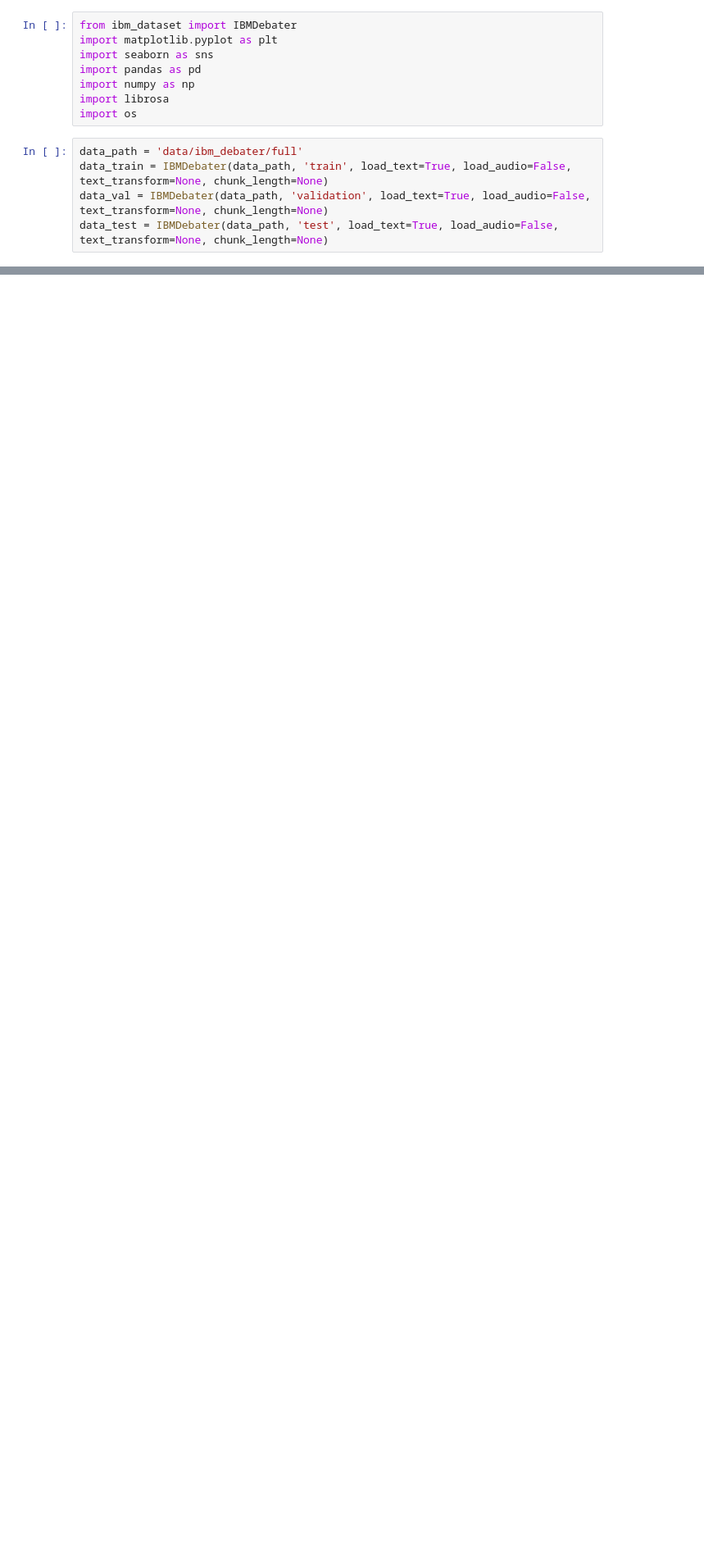
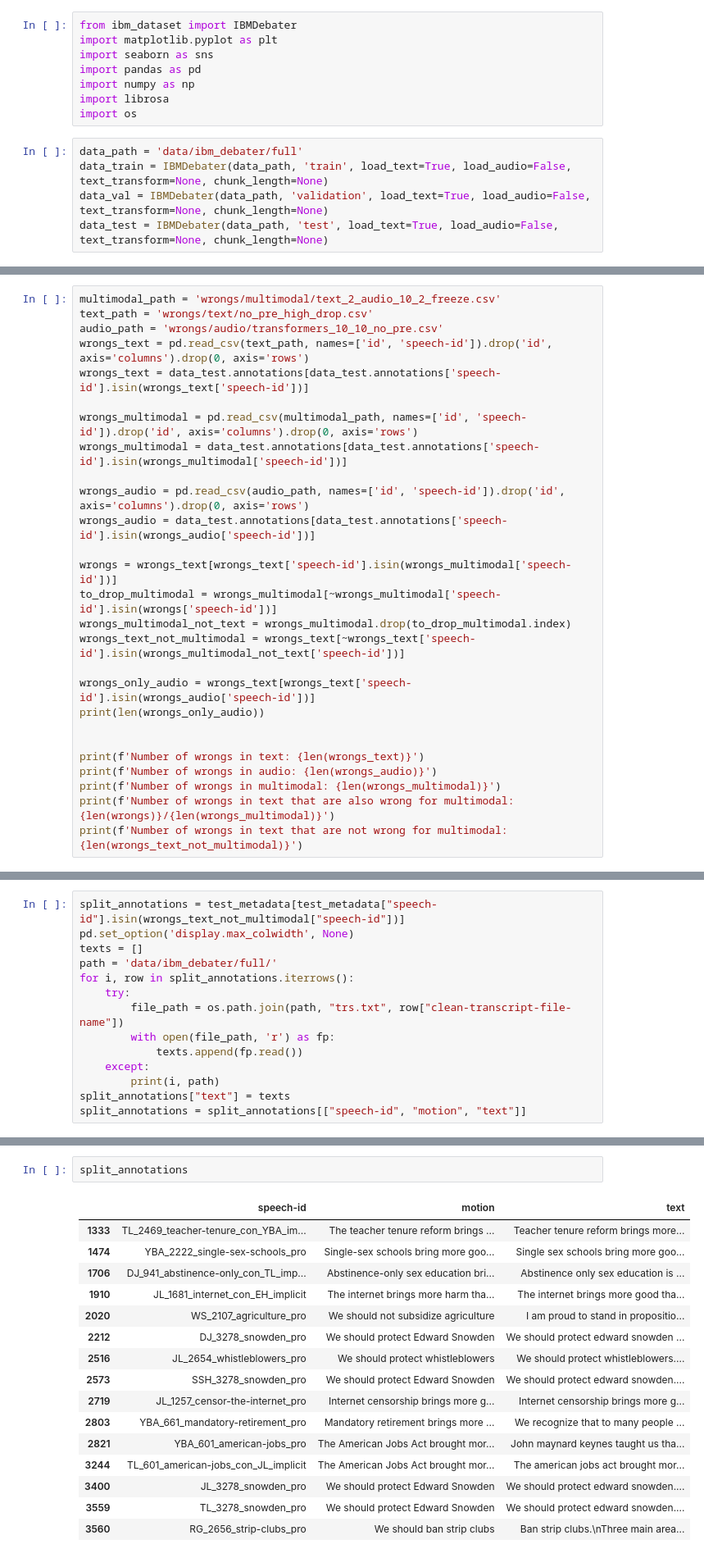
Before and after one commit to NLP-Team-Unibo/stance-prediction, a Jupyter notebook: data_analysis.ipynb, the cells around one changed output, grey strips where cells are left out. Shown: that part at 82% size. Drawn from its saved outputs; the diff is of its cells as text; blank space fills up the shorter version.

```diff
--- a/data_analysis.ipynb
+++ b/data_analysis.ipynb
@@ -120,0 +146,27 @@ plt.show()
+# %%
+multimodal_path = 'wrongs/multimodal/text_2_audio_10_2_freeze.csv'
+text_path = 'wrongs/text/no_pre_high_drop.csv'
+audio_path = 'wrongs/audio/transformers_10_10_no_pre.csv'
+wrongs_text = pd.read_csv(text_path, names=['id', 'speech-id']).drop('id', axis='columns').drop(0, axis='rows')
+wrongs_text = data_test.annotations[data_test.annotations['speech-id'].isin(wrongs_text['speech-id'])]
+
+wrongs_multimodal = pd.read_csv(multimodal_path, names=['id', 'speech-id']).drop('id', axis='columns').drop(0, axis='rows')
+wrongs_multimodal = data_test.annotations[data_test.annotations['speech-id'].isin(wrongs_multimodal['speech-id'])]
+
+wrongs_audio = pd.read_csv(audio_path, names=['id', 'speech-id']).drop('id', axis='columns').drop(0, axis='rows')
+wrongs_audio = data_test.annotations[data_test.annotations['speech-id'].isin(wrongs_audio['speech-id'])]
+
+wrongs = wrongs_text[wrongs_text['speech-id'].isin(wrongs_multimodal['speech-id'])]
+to_drop_multimodal = wrongs_multimodal[~wrongs_multimodal['speech-id'].isin(wrongs['speech-id'])]
+wrongs_multimodal_not_text = wrongs_multimodal.drop(to_drop_multimodal.index)
+wrongs_text_not_multimodal = wrongs_text[~wrongs_text['speech-id'].isin(wrongs_multimodal_not_text['speech-id'])]
+
+wrongs_only_audio = wrongs_text[wrongs_text['speech-id'].isin(wrongs_audio['speech-id'])]
+print(len(wrongs_only_audio))
+
+
+print(f'Number of wrongs in text: {len(wrongs_text)}')
+print(f'Number of wrongs in audio: {len(wrongs_audio)}')
+print(f'Number of wrongs in multimodal: {len(wrongs_multimodal)}')
+print(f'Number of wrongs in text that are also wrong for multimodal: {len(wrongs)}/{len(wrongs_multimodal)}')
+print(f'Number of wrongs in text that are not wrong for multimodal: {len(wrongs_text_not_multimodal)}')
@@ -120,0 +180,14 @@ plt.show()
+# %%
+split_annotations = test_metadata[test_metadata["speech-id"].isin(wrongs_text_not_multimodal["speech-id"])]
+pd.set_option('display.max_colwidth', None)
+texts = []
+path = 'data/ibm_debater/full/'
+for i, row in split_annotations.iterrows():
+    try:
+        file_path = os.path.join(path, "trs.txt", row["clean-transcript-file-name"])
+        with open(file_path, 'r') as fp:
+            texts.append(fp.read())
+    except:
+        print(i, path)
+split_annotations["text"] = texts
+split_annotations = split_annotations[["speech-id", "motion", "text"]]
@@ -120,0 +200,19 @@ plt.show()
+# %%
+split_annotations
+# %% [output]
+|  | speech-id | motion | text |
+| 1333 | TL_2469_teacher-tenure_con_YBA_im... | The teacher tenure reform brings ... | Teacher tenure reform brings more... |
+| 1474 | YBA_2222_single-sex-schools_pro | Single-sex schools bring more goo... | Single sex schools bring more goo... |
+| 1706 | DJ_941_abstinence-only_con_TL_imp... | Abstinence-only sex education bri... | Abstinence only sex education is ... |
+| 1910 | JL_1681_internet_con_EH_implicit | The internet brings more harm tha... | The internet brings more good tha... |
+| 2020 | WS_2107_agriculture_pro | We should not subsidize agriculture | I am proud to stand in propositio... |
+| 2212 | DJ_3278_snowden_pro | We should protect Edward Snowden | We should protect edward snowden ... |
+| 2516 | JL_2654_whistleblowers_pro | We should protect whistleblowers | We should protect whistleblowers.... |
+| 2573 | SSH_3278_snowden_pro | We should protect Edward Snowden | We should protect edward snowden.... |
+| 2719 | JL_1257_censor-the-internet_pro | Internet censorship brings more g... | Internet censorship brings more g... |
+| 2803 | YBA_661_mandatory-retirement_pro | Mandatory retirement brings more ... | We recognize that to many people ... |
+| 2821 | YBA_601_american-jobs_pro | The American Jobs Act brought mor... | John maynard keynes taught us tha... |
+| 3244 | TL_601_american-jobs_con_JL_implicit | The American Jobs Act brought mor... | The american jobs act brought mor... |
+| 3400 | JL_3278_snowden_pro | We should protect Edward Snowden | We should protect edward snowden.... |
+| 3559 | TL_3278_snowden_pro | We should protect Edward Snowden | We should protect edward snowden.... |
+| 3560 | RG_2656_strip-clubs_pro | We should ban strip clubs | Ban strip clubs.\nThree main area... |
```
Also changed, not shown: parts of 12 cells of this notebook, 2 other files.
